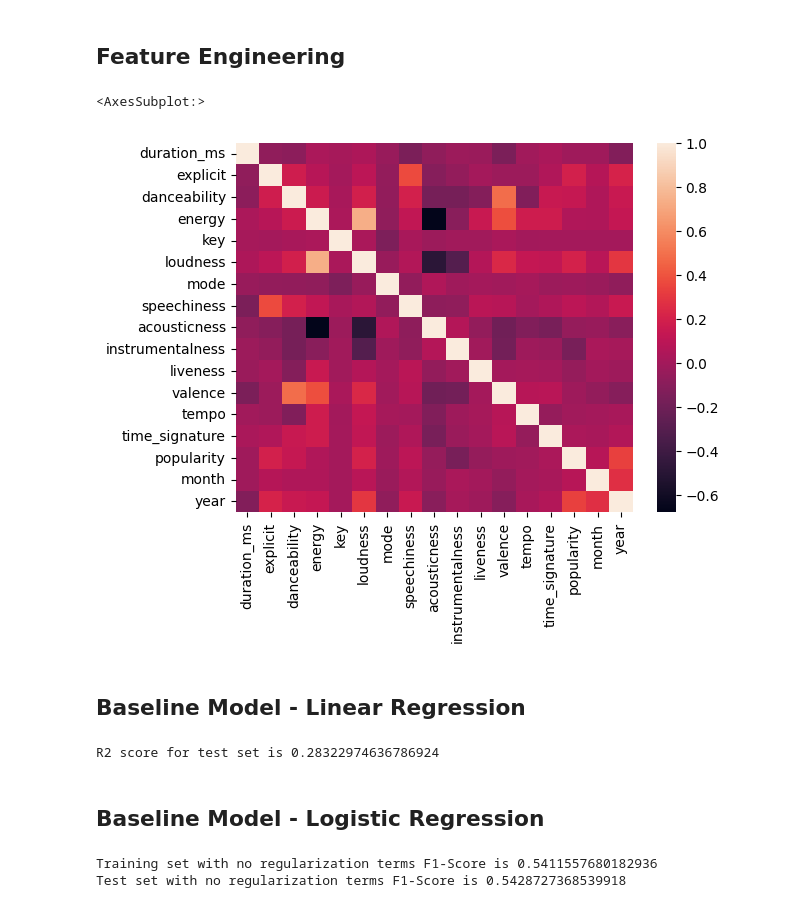
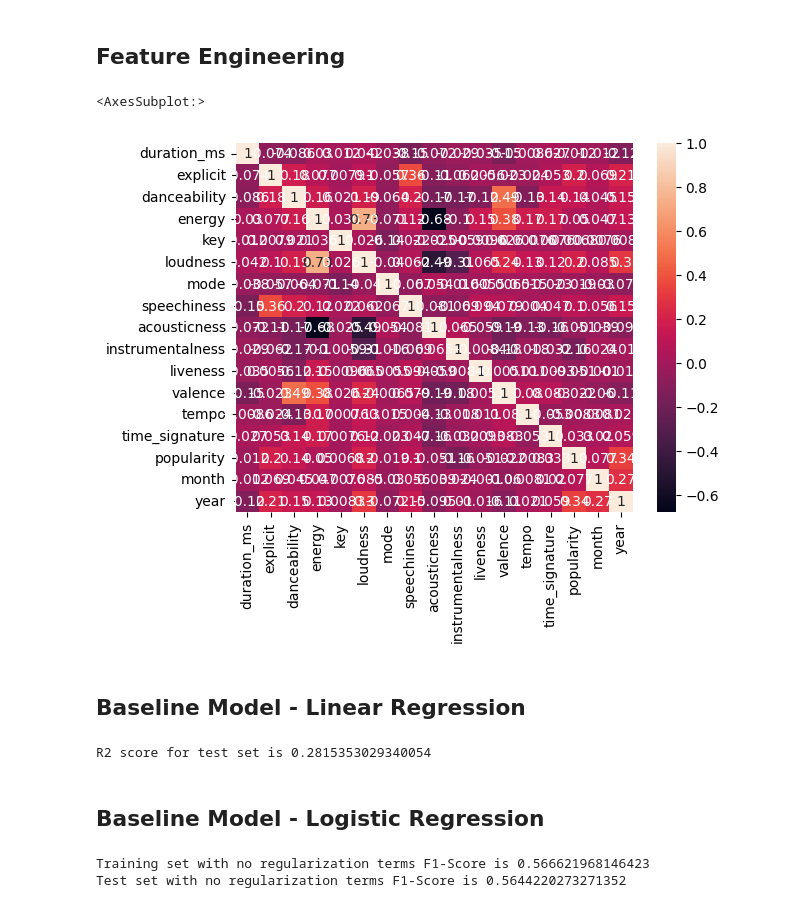
Before and after one commit to aria-51/dsw_tisabop, a Jupyter notebook: jc_draftv2.ipynb, the cells around one changed output. Saved outputs shown, nothing was run; the diff lists cells and outputs as text; code cells hidden in the pictures.

```diff
--- a/jc_draftv2.ipynb
+++ b/jc_draftv2.ipynb
@@ -24,6 +24,9 @@ spotify_tracks['release_date']= pd.to_datetime(spotify_tracks['release_date'])
 
 # remove songs older than 1990
 spotify_tracks = spotify_tracks[spotify_tracks['release_date'].dt.year >= 1990]
+
+# change duration from ms to minutes
+spotify_tracks['duration_ms'] = spotify_tracks['duration_ms']/60000
 
 # rearrange columns
 spotify_tracks = spotify_tracks[['id',
@@ -90,12 +93,12 @@ spotify_tracks.drop(columns = ['release_date'], axis = 1, inplace=True)
 # %%
 # calculcate the correlation matrix
 corr = spotify_tracks.corr()
 
 # plot the correlation heatmap
-sns.heatmap(corr, xticklabels=corr.columns, yticklabels=corr.columns)
+sns.heatmap(corr, xticklabels=corr.columns, yticklabels=corr.columns, annot=True)
 # %% [output]
 <AxesSubplot:>
-[figure, old version]
+[figure, new version]
 # %%
 # it seems like energy/loudness, as well as loudness/acousticness are correlated, and energy/acousticness; decide to remove acousticness and loudness
 spotify_tracks.drop(columns = ['loudness', 'acousticness'], inplace=True)
@@ -156,7 +159,7 @@ test_score = LinReg.score(df_test_x, df_test_y)
 # print the score
 print(f"R2 score for test set is {test_score}")
 # %% [output]
-R2 score for test set is 0.28322974636786924
+R2 score for test set is 0.2815353029340054
 # %% [markdown]
 ## Baseline Model - Logistic Regression
 # %%
@@ -190,5 +193,5 @@ f1_test = f1_score(df_test_y, LogReg.predict(df_test_x), average = 'micro')
 print(f"Training set with no regularization terms F1-Score is {f1_train}")
 print(f"Test set with no regularization terms F1-Score is {f1_test}")
 # %% [output]
-Training set with no regularization terms F1-Score is 0.5411557680182936
-Test set with no regularization terms F1-Score is 0.5428727368539918
+Training set with no regularization terms F1-Score is 0.566621968146423
+Test set with no regularization terms F1-Score is 0.5644220273271352
```
